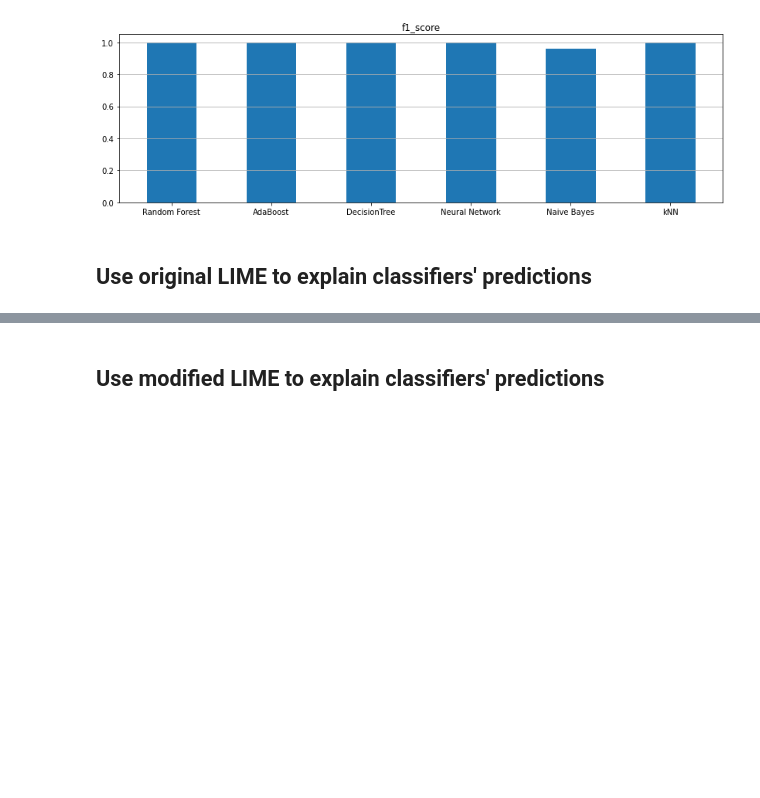
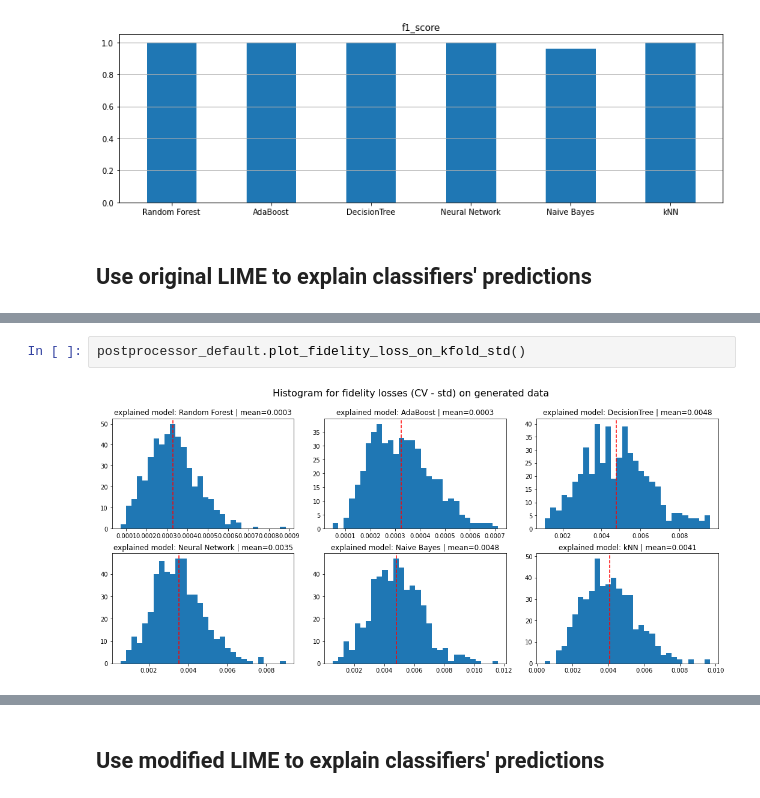
Before and after one commit to vonHousen/lime, a Jupyter notebook: doc/mod/notebooks/EfficiencyTest_Mushrooms.ipynb, the cells around one changed output, grey strips where cells are left out. Cells and saved outputs as stored; diff of their text form; blank space fills up the shorter version.

```diff
--- a/doc/mod/notebooks/EfficiencyTest_Mushrooms.ipynb
+++ b/doc/mod/notebooks/EfficiencyTest_Mushrooms.ipynb
@@ -200,2 +238,6 @@ postprocessor_default.plot_fidelity_losses_on_generated_data()
+# %%
+postprocessor_default.plot_fidelity_loss_on_kfold_std()
+# %% [output]
+[figure, added]
 # %%
 postprocessor_default.plot_fidelity_loss_distribution(domain_unit="Quantiles")
```
Also changed, not shown: parts of 51 cells of this notebook, 5 other files.
